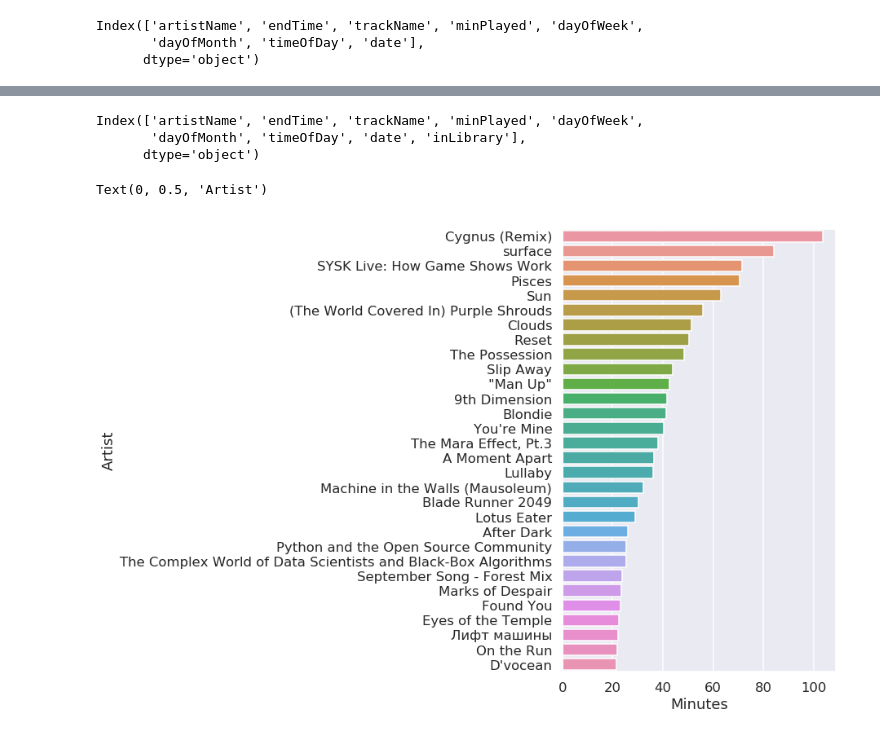
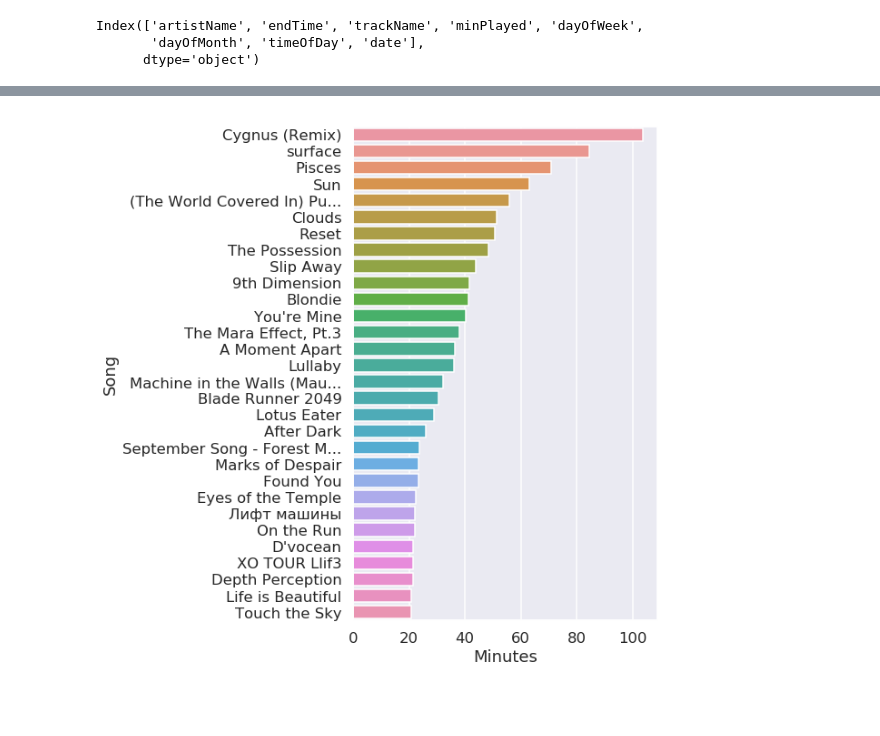
Before and after one commit to modw/spotify-data, a Jupyter notebook: spotify-eda.ipynb, the cells around one changed output, grey strips where cells are left out. Saved outputs shown, nothing was run; the diff lists cells and outputs as text; code cells hidden in the pictures; blank space fills up the shorter version.

Commit message:
removed podcasts; added polar histogram

```diff
--- a/spotify-eda.ipynb
+++ b/spotify-eda.ipynb
@@ -109,0 +138,6 @@ history_df['date'] = history_df['endTime'].dt.date
+# %%
+artists_drop = ['Stuff You Should Know',
+               'Hidden Brain', 'Data Crunch']
+
+for artist in artists_drop:
+    history_df.drop(history_df.loc[history_df.artistName == artist].index, inplace=True)
@@ -202,7 +242,7 @@ sns.heatmap(timevsweek)
 # %%
 # checking whether or not it is in my library
-history_df['inLibrary'] = 0
+history_df['inLibrary'] = False
 for i in history_df.index:
     if history_df.loc[i,'trackName'] in tracks_df.track.values:
-        history_df.loc[i,'inLibrary'] = 1
+        history_df.loc[i,'inLibrary'] = True
 # %%
@@ -258,20 +309,24 @@ Text(0, 0.5, 'Artist')
-# %%
-history_df.columns
-# %% [output]
-Index(['artistName', 'endTime', 'trackName', 'minPlayed', 'dayOfWeek',
-       'dayOfMonth', 'timeOfDay', 'date', 'inLibrary'],
-      dtype='object')
 # %%
 data = history_df.groupby(['trackName','artistName'])['minPlayed'].sum().sort_values(ascending=False)[:30]
 # %%
 fig = plt.figure(figsize=(6,10))
 ax = plt.subplot(111)
 data = history_df.groupby('trackName')['minPlayed'].sum().sort_values(ascending=False)[:30]
 x = data.index
 y = data.values
 sns.barplot(y,x, orient="h", ax = ax)
 ax.set_xlabel('Minutes')
-ax.set_ylabel('Artist')
+ax.set_ylabel('Song')
+
+# shortening labels when song name is too long
+yticklabels = []
+for label in ax.get_yticklabels():
+    text = label.get_text()
+    if len(text) > 25:
+        yticklabels.append(text[:25] + '...')
+    else:
+        yticklabels.append(text)
+ax.set_yticklabels(yticklabels)
+plt.show()
 # %% [output]
-Text(0, 0.5, 'Artist')
-[figure, old version]
+[figure, new version]
```
Also changed, not shown: parts of 19 cells of this notebook.
